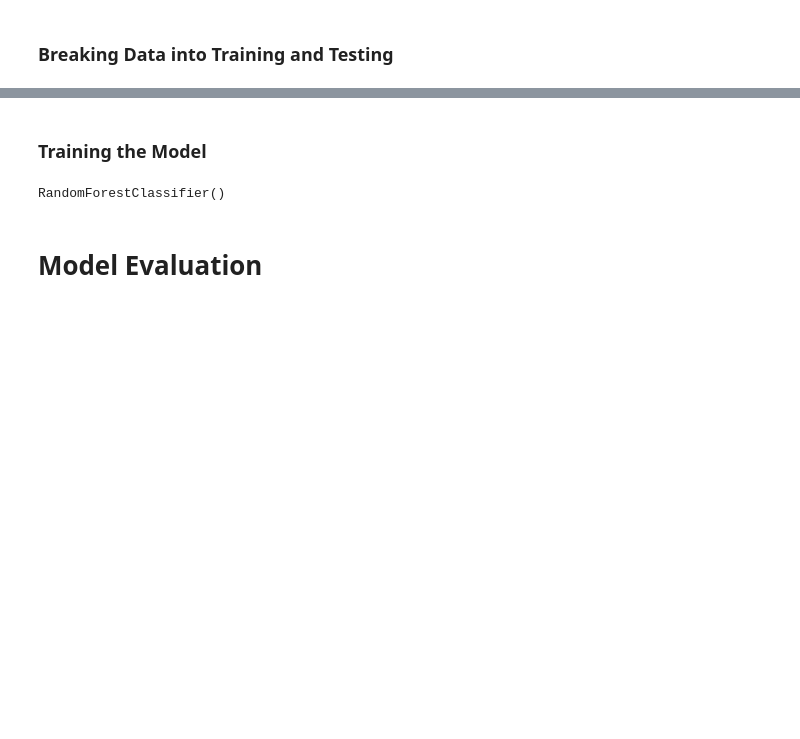
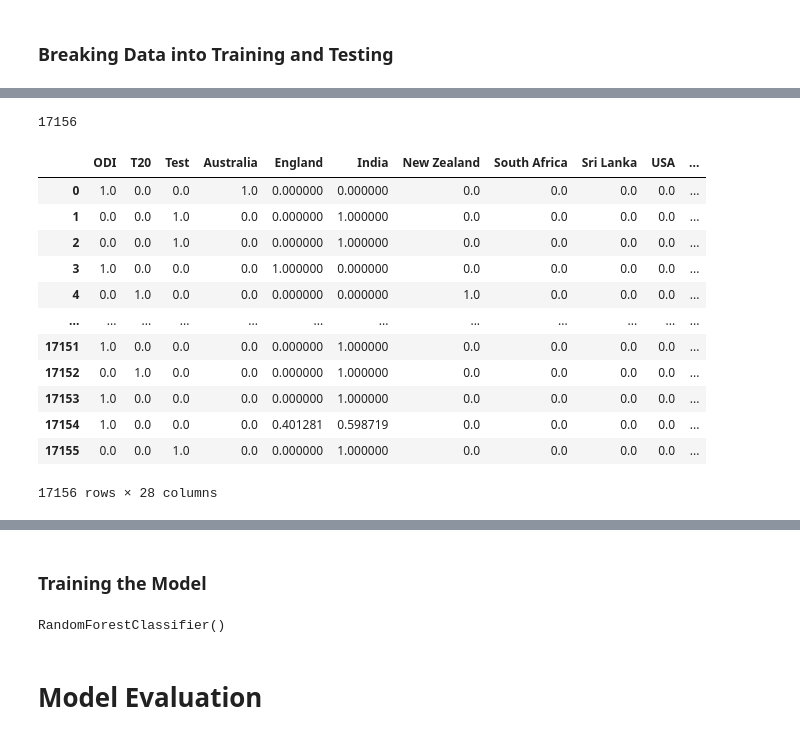
Before and after one commit to MohitSoni11/ML-Cricket-Integration-Project, a Jupyter notebook: 6 - Random Forest Classification.ipynb, the cells around one changed output, grey strips where cells are left out. Cells and saved outputs as stored; diff of their text form; code cells hidden in the pictures; blank space fills up the shorter version.

```diff
--- a/6 - Random Forest Classification.ipynb
+++ b/6 - Random Forest Classification.ipynb
@@ -199,0 +101,11 @@ print(len(test_result))
+# %%
+# We are sampling training and test set separately so data doesn't get leaked between both datasets
+
+from imblearn.over_sampling import SMOTE
+
+smote = SMOTE()
+
+# fit predictor and target variable
+train_features, train_result = smote.fit_resample(train_features, train_result)
+
+train_result.value_counts().plot.pie(autopct='%.2f')
@@ -199,0 +115,21 @@ print(len(test_result))
+# %%
+len(train_result)
+# %% [output]
+17156
+# %%
+# There are one hot encoded columns that aren't either 1 or 0 which is a problem
+train_features
+# %% [output]
+|  | ODI | T20 | Test | Australia | England | India | New Zealand | South Africa | Sri Lanka | USA | ... |
+| 0 | 1.0 | 0.0 | 0.0 | 1.0 | 0.000000 | 0.000000 | 0.0 | 0.0 | 0.0 | 0.0 | ... |
+| 1 | 0.0 | 0.0 | 1.0 | 0.0 | 0.000000 | 1.000000 | 0.0 | 0.0 | 0.0 | 0.0 | ... |
+| 2 | 0.0 | 0.0 | 1.0 | 0.0 | 0.000000 | 1.000000 | 0.0 | 0.0 | 0.0 | 0.0 | ... |
+| 3 | 1.0 | 0.0 | 0.0 | 0.0 | 1.000000 | 0.000000 | 0.0 | 0.0 | 0.0 | 0.0 | ... |
+| 4 | 0.0 | 1.0 | 0.0 | 0.0 | 0.000000 | 0.000000 | 1.0 | 0.0 | 0.0 | 0.0 | ... |
+| ... | ... | ... | ... | ... | ... | ... | ... | ... | ... | ... | ... |
+| 17151 | 1.0 | 0.0 | 0.0 | 0.0 | 0.000000 | 1.000000 | 0.0 | 0.0 | 0.0 | 0.0 | ... |
+| 17152 | 0.0 | 1.0 | 0.0 | 0.0 | 0.000000 | 1.000000 | 0.0 | 0.0 | 0.0 | 0.0 | ... |
+| 17153 | 1.0 | 0.0 | 0.0 | 0.0 | 0.000000 | 1.000000 | 0.0 | 0.0 | 0.0 | 0.0 | ... |
+| 17154 | 1.0 | 0.0 | 0.0 | 0.0 | 0.401281 | 0.598719 | 0.0 | 0.0 | 0.0 | 0.0 | ... |
+| 17155 | 0.0 | 0.0 | 1.0 | 0.0 | 0.000000 | 1.000000 | 0.0 | 0.0 | 0.0 | 0.0 | ... |
+17156 rows × 28 columns
```
Also changed, not shown: parts of 25 cells of this notebook.
